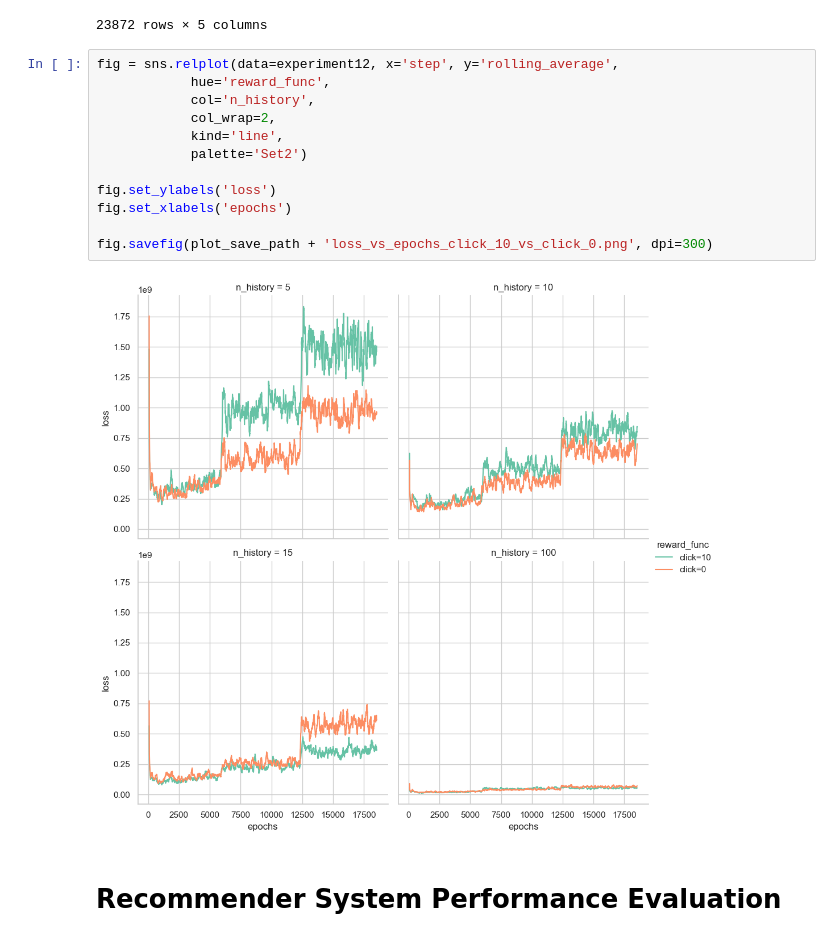
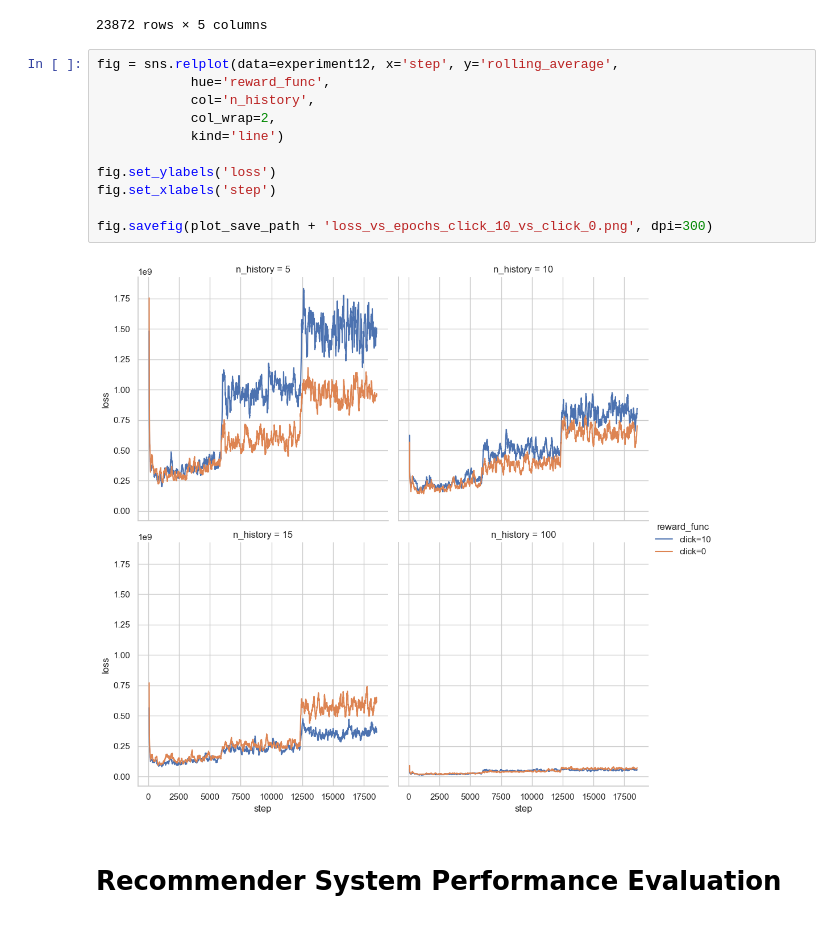
Before and after one commit to meeslindhout/Master-Thesis-Project---Cold-Start-Recommender-System-Session-based, a Jupyter notebook: results analysed.ipynb, the cells around one changed output. Saved outputs shown, nothing was run; the diff lists cells and outputs as text.

```diff
--- a/results analysed.ipynb
+++ b/results analysed.ipynb
@@ -158,17 +156,16 @@ experiment12
 # %%
 fig = sns.relplot(data=experiment12, x='step', y='rolling_average',
             hue='reward_func',
             col='n_history',
             col_wrap=2,
-            kind='line',
-            palette='Set2')
+            kind='line')
 
 fig.set_ylabels('loss')
-fig.set_xlabels('epochs')
+fig.set_xlabels('step')
 
 fig.savefig(plot_save_path + 'loss_vs_epochs_click_10_vs_click_0.png', dpi=300)
 # %% [output]
-[figure, old version]
+[figure, new version]
 # %% [markdown]
 # Recommender System Performance Evaluation
 # %% [markdown]
```
Also changed, not shown: parts of 2 cells of this notebook.
